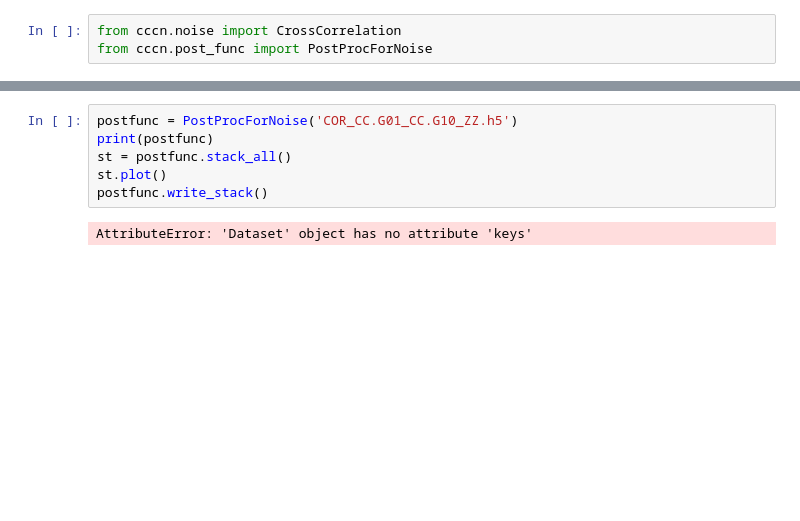
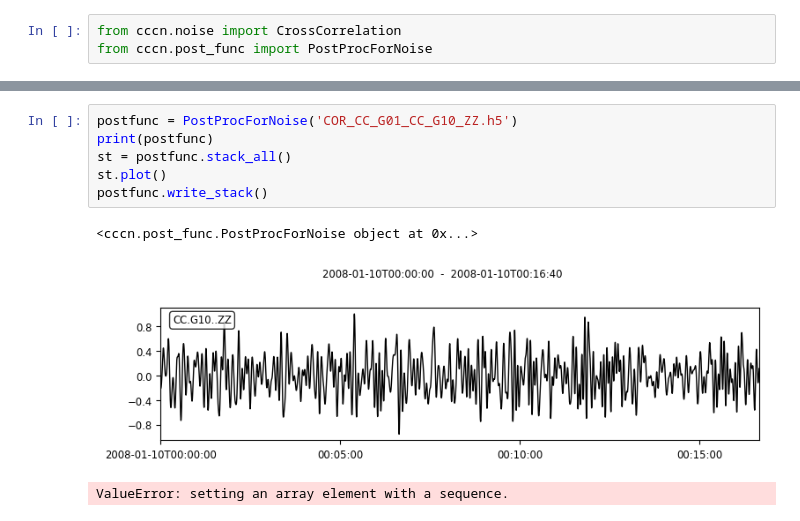
Before and after one commit to xumi1993/CCCN, a Jupyter notebook: example/do_cc_from_sac.ipynb, the cells around one changed output, grey strips where cells are left out. Drawn from its saved outputs; the diff is of its cells as text; blank space fills up the shorter version.

```diff
--- a/example/do_cc_from_sac.ipynb
+++ b/example/do_cc_from_sac.ipynb
@@ -14,8 +27,10 @@ for path in ['dataSAC/2008.010', 'dataSAC/2008.011']:
 # %%
-postfunc = PostProcForNoise('COR_CC.G01_CC.G10_ZZ.h5')
+postfunc = PostProcForNoise('COR_CC_G01_CC_G10_ZZ.h5')
 print(postfunc)
 st = postfunc.stack_all()
 st.plot()
 postfunc.write_stack()
 # %% [output]
-AttributeError: 'Dataset' object has no attribute 'keys'
+<cccn.post_func.PostProcForNoise object at 0x...>
+[figure, added]
+ValueError: setting an array element with a sequence.
```
Also changed, not shown: parts of 2 cells of this notebook, 2 other files.
